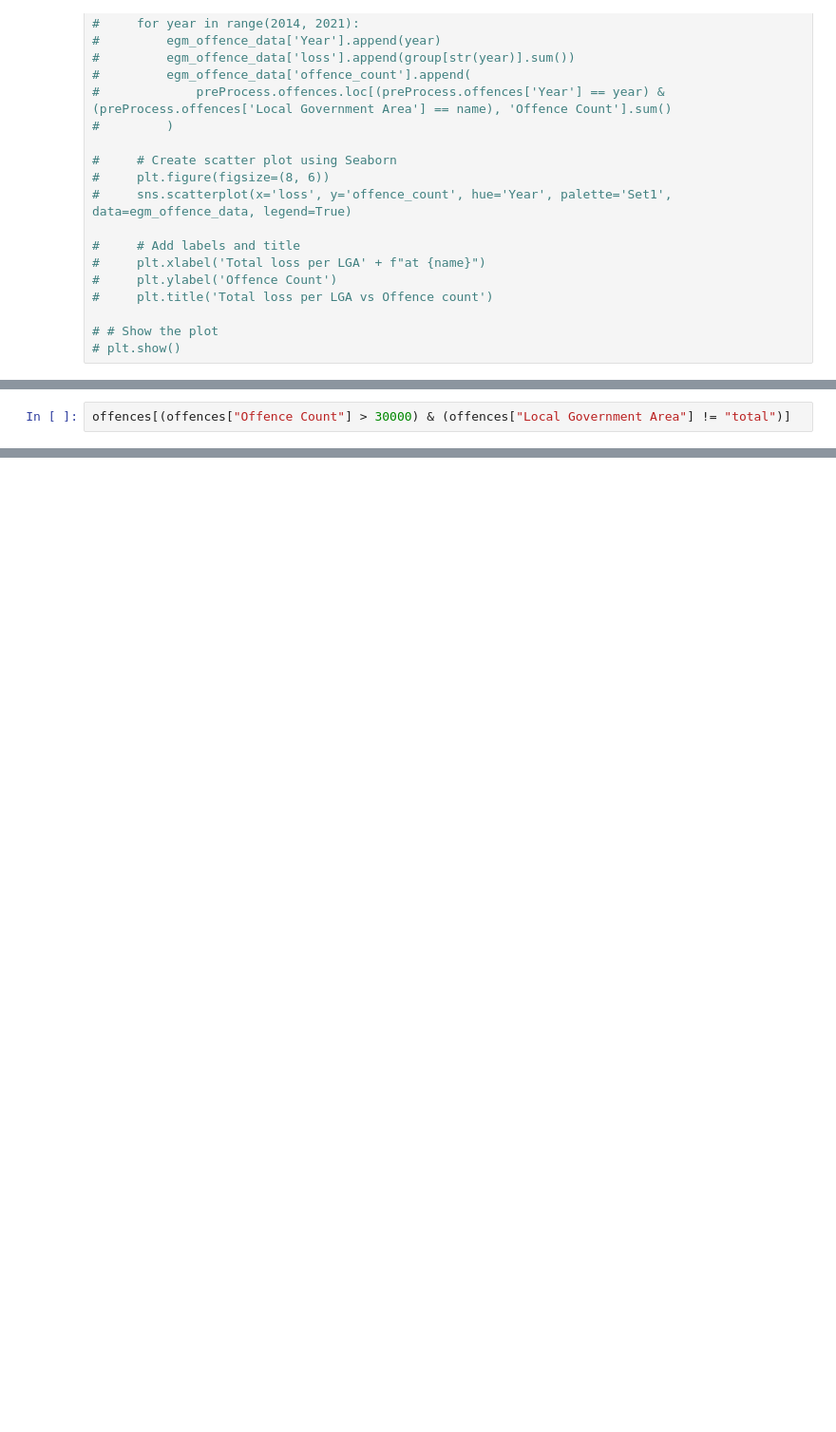
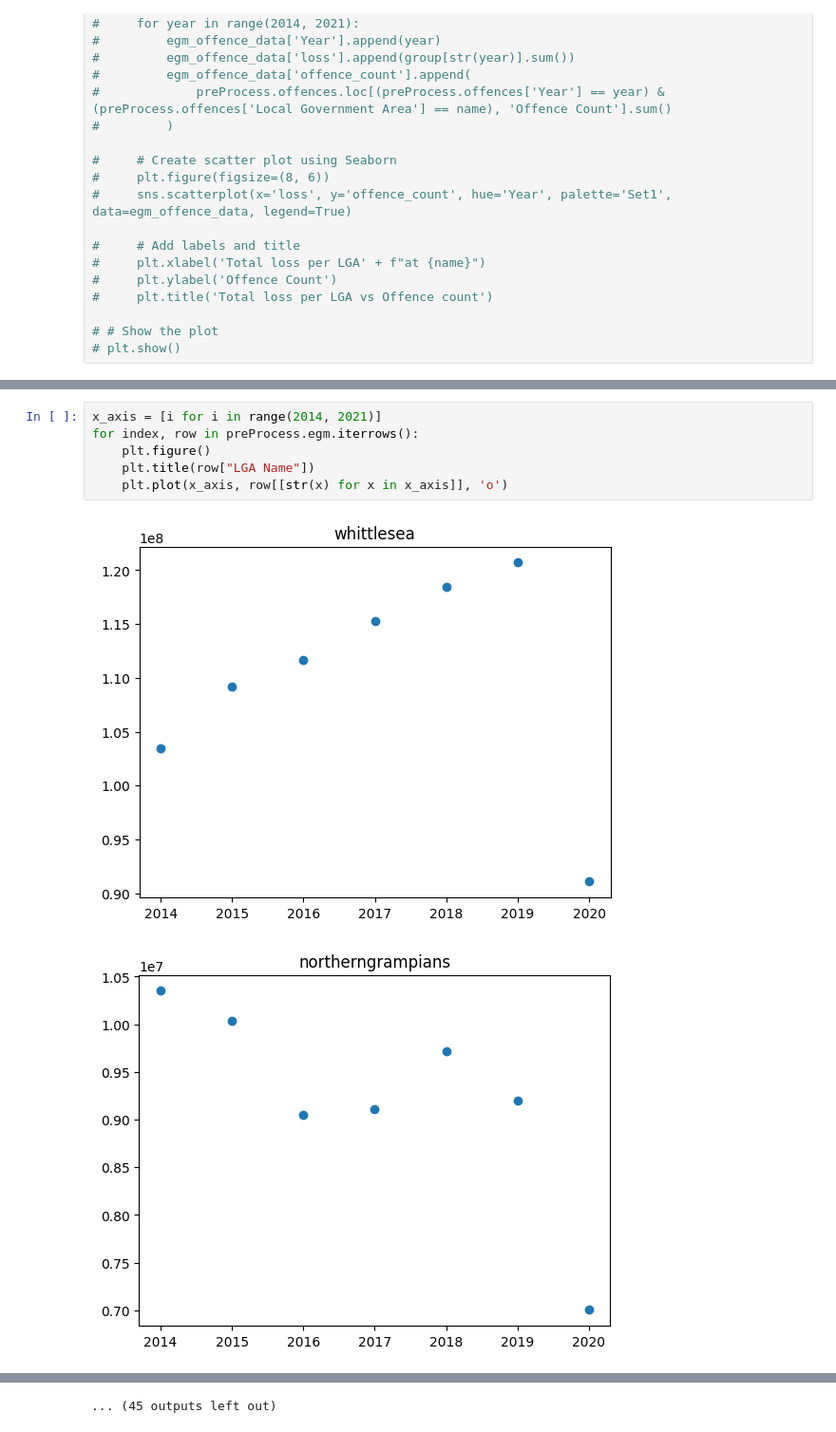
Before and after one commit to khangluong2004/COMP20008_Assignment2, a Jupyter notebook: khang/eda.ipynb, the cells around one changed output, grey strips where cells are left out. Shown at 95% size. Cells and saved outputs as stored; diff of their text form; blank space fills up the shorter version.

```diff
--- a/khang/eda.ipynb
+++ b/khang/eda.ipynb
@@ -139,2 +160,9 @@ print(np.corrcoef(egm_offence_data['loss'], egm_offence_data['offence_count']))
-# %%
-offences[(offences["Offence Count"] > 30000) & (offences["Local Government Area"] != "total")]
+# %%
+x_axis = [i for i in range(2014, 2021)]
+for index, row in preProcess.egm.iterrows():
+    plt.figure()
+    plt.title(row["LGA Name"])
+    plt.plot(x_axis, row[[str(x) for x in x_axis]], 'o')
+# %% [output]
+[figure, added]
+[figure, added]
@@ -140,0 +179 @@ offences[(offences["Offence Count"] > 30000) & (offences["Local Government Area"
+... (45 outputs left out)
```
Also changed, not shown: parts of 3 cells of this notebook, 1 other file.
